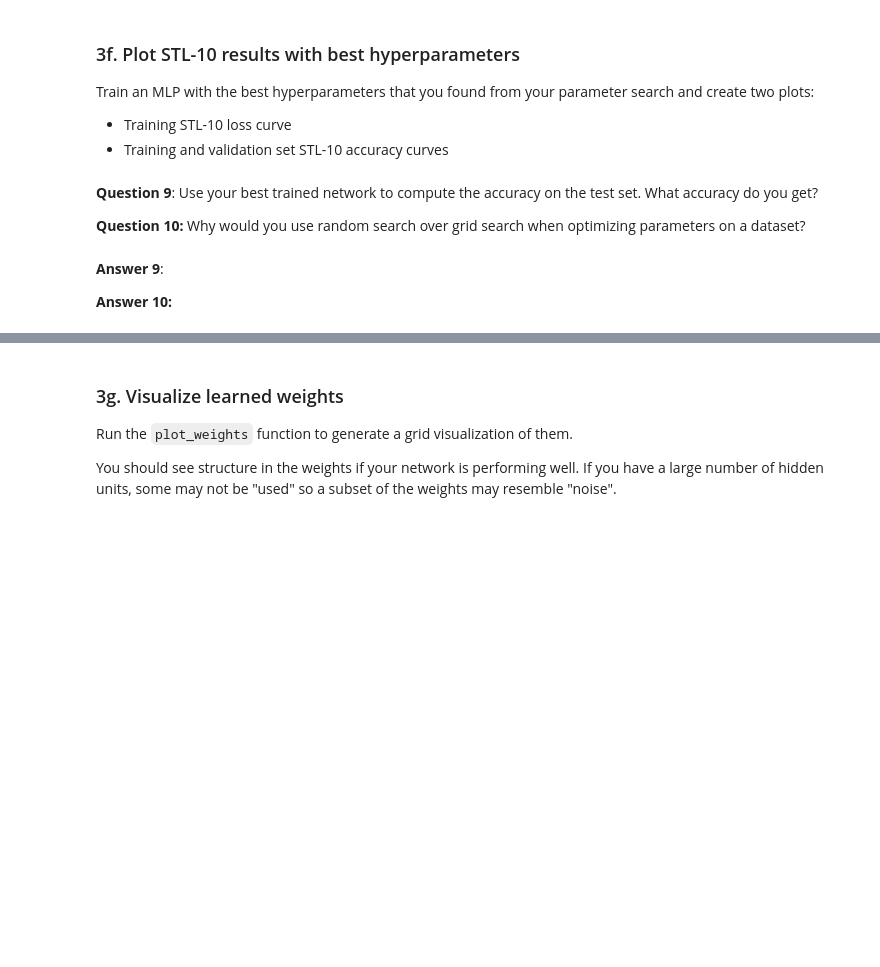
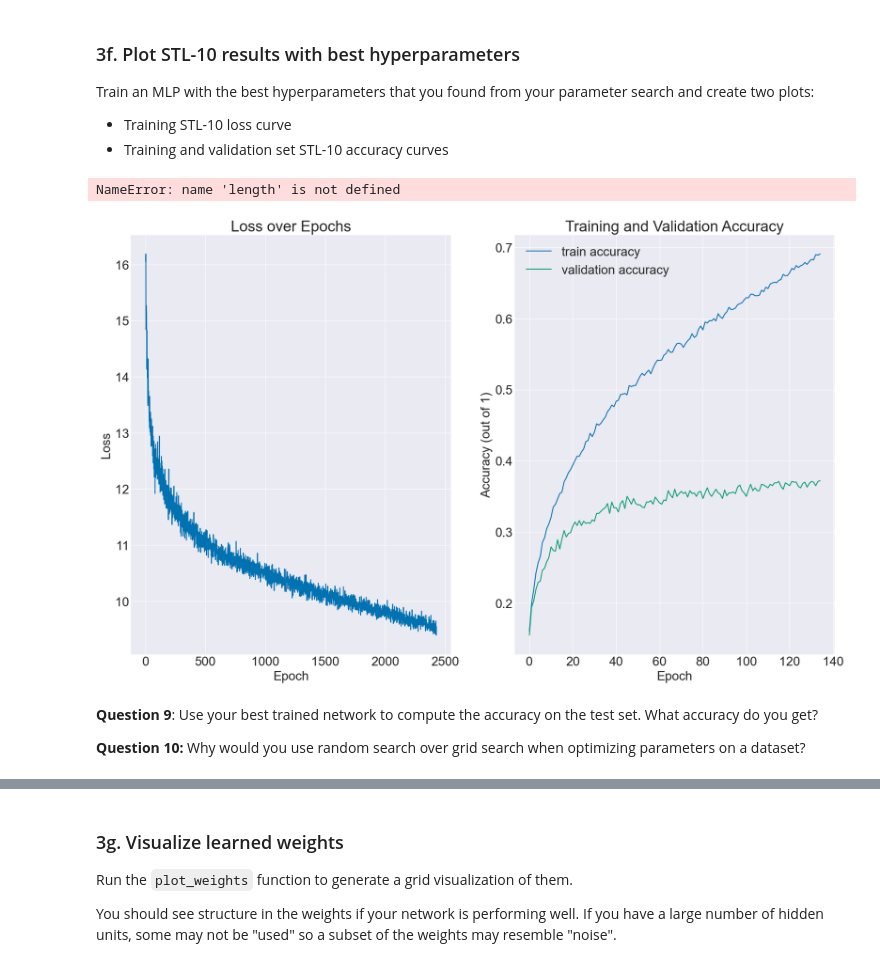
Before and after one commit to GhailanFadah/Neural-Networks, a Jupyter notebook: project 2/mlp.ipynb, the cells around one changed output, grey strips where cells are left out. Cells and saved outputs as stored; diff of their text form; code cells hidden in the pictures; blank space fills up the shorter version.

```diff
--- a/project 2/mlp.ipynb
+++ b/project 2/mlp.ipynb
@@ -655,3 +663,38 @@ batch_size: 117 reg: 0.005226195506024032 learing_rate: 0.006737606032766248 hid
 Train an MLP with the best hyperparameters that you found from your parameter search and create two plots:
 - Training STL-10 loss curve
 - Training and validation set STL-10 accuracy curves
+# %%
+batch_size = 165
+reg_s = 0.004716157021967924
+lr = 0.004620183497402464
+hidden_size =  132
+epoch_size =  135
+
+mlp_stl = MLP(x_train.shape[1], hidden_size, 10)
+l_stl, train_stl_acc, val_stl_acc = mlp_stl.fit(x_train, y_train, x_val, y_val, False, epoch_size, lr, batch_size, reg_s, -1)
+# %% [output]
+NameError: name 'length' is not defined
+# %%
+#plot the loss curve:
+fig, axs = plt.subplots(1,2)
+counting = np.arange(len(l_stl))
+axs[0].plot(counting, l_stl)
+
+axs[0].set_title('Loss over Epochs')
+axs[0].set_ylabel('Loss')
+axs[0].set_xlabel('Epoch')
+
+train_count = np.arange(len(train_stl_acc))
+axs[1].plot(train_count, train_stl_acc, label = 'train accuracy')
+axs[1].plot(train_count, val_stl_acc, label = 'validation accuracy')
+axs[1].legend()
+
+axs[1].set_title('Training and Validation Accuracy')
+axs[1].set_ylabel('Accuracy (out of 1)')
+axs[1].set_xlabel('Epoch')
+
+fig.set_figheight(12)
+fig.set_figwidth(20)
+plt.show()
+# %% [output]
+[figure, added]
@@ -659,7 +707,3 @@ Train an MLP with the best hyperparameters that you found from your parameter se
 **Question 9**: Use your best trained network to compute the accuracy on the test set. What accuracy do you get?
 
 **Question 10:** Why would you use random search over grid search when optimizing parameters on a dataset?
-# %% [markdown]
-**Answer 9**:
-
-**Answer 10:**
```
Also changed, not shown: parts of 15 cells of this notebook, 1 other file.
